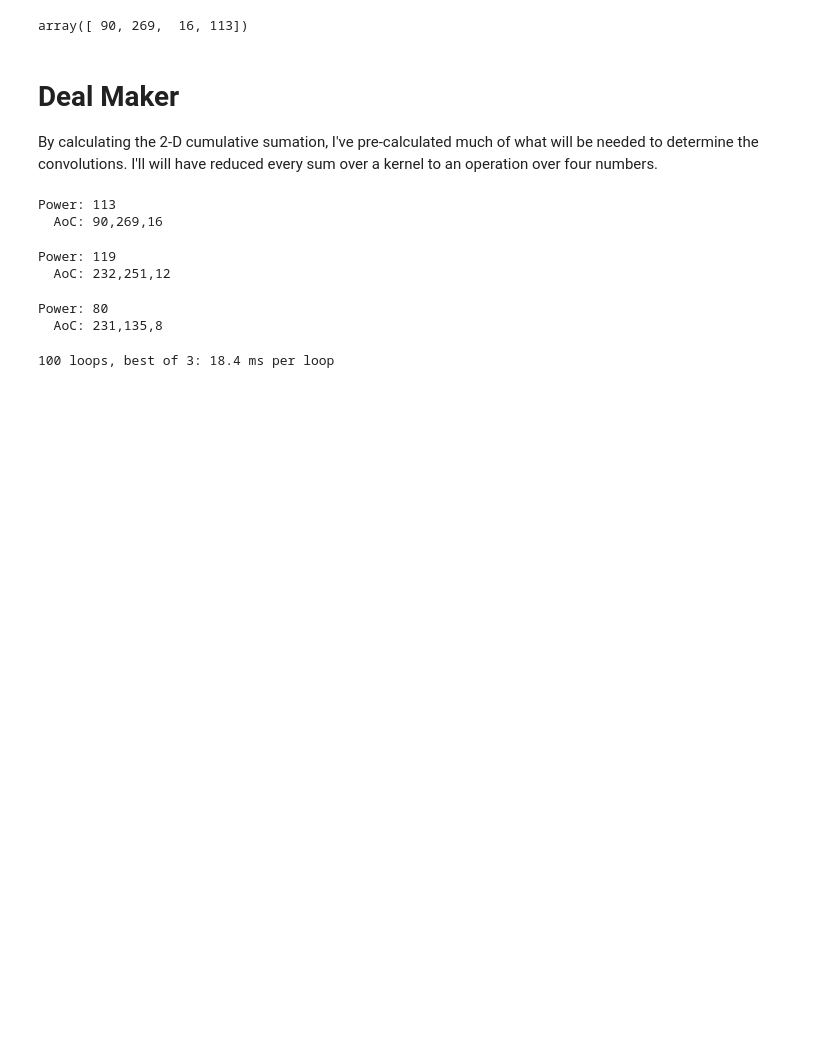
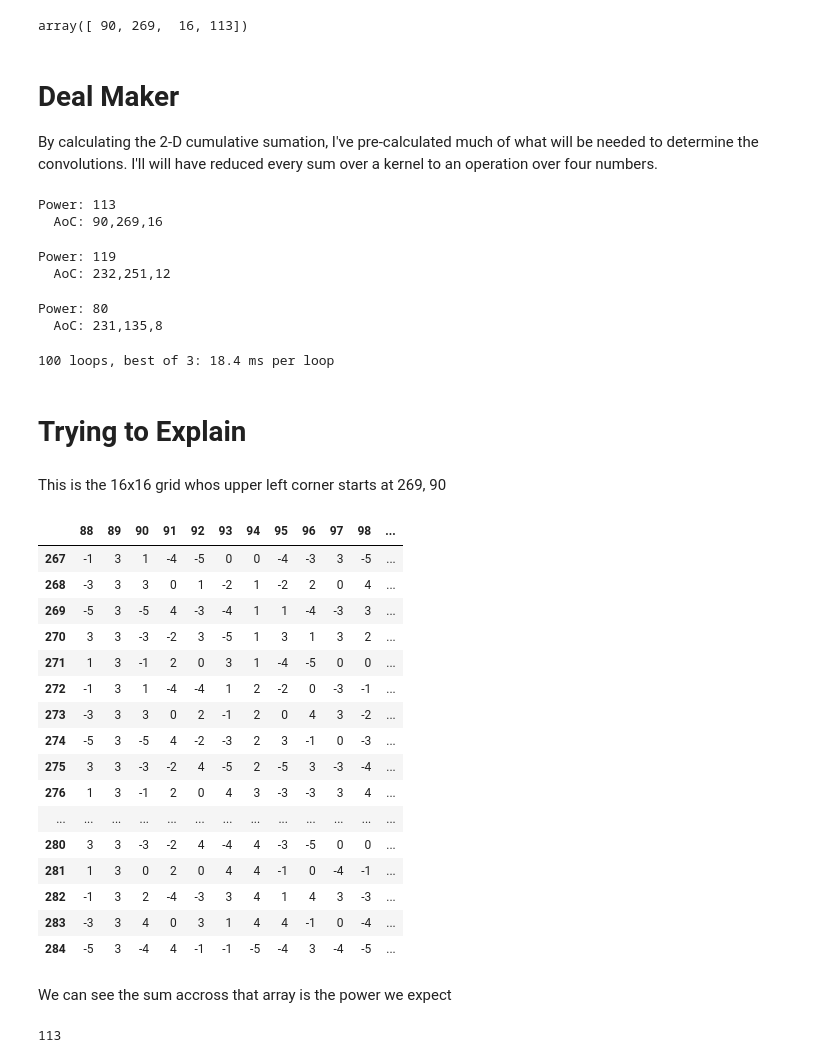
Before and after one commit to pirsquared/Advent-of-Code, a Jupyter notebook: 2018/Day11_improved.ipynb, the cells around one changed output. Saved outputs shown, nothing was run; the diff lists cells and outputs as text; code cells hidden in the pictures; blank space fills up the shorter version.

```diff
--- a/2018/Day11_improved.ipynb
+++ b/2018/Day11_improved.ipynb
@@ -77,3 +77,5 @@ Power: 80
 %timeit part2(5177)
 # %% [output]
 100 loops, best of 3: 18.4 ms per loop
+# %% [markdown]
+# Trying to Explain
@@ -79,0 +84,40 @@ Power: 80
+# %%
+a = get_a(18)
+# %%
+df = pd.DataFrame(a)
+df_cumsum = df.cumsum(0).cumsum(1)
+df_subset = df.loc[267:284, 88:105]
+df_cumsum_subset = df_cumsum.loc[267:284, 88:105]
+# %% [markdown]
+This is the 16x16 grid whos upper left corner starts at 269, 90
+# %%
+def highlight_cols(s):
+    color = 'yellow'
+    return f'background-color: {color}'
+
+interior = pd.IndexSlice[268:283, 89:104]
+df_subset.style.applymap(highlight_cols, subset=interior)
+# %% [output]
+|  | 88 | 89 | 90 | 91 | 92 | 93 | 94 | 95 | 96 | 97 | 98 | ... |
+| 267 | -1 | 3 | 1 | -4 | -5 | 0 | 0 | -4 | -3 | 3 | -5 | ... |
+| 268 | -3 | 3 | 3 | 0 | 1 | -2 | 1 | -2 | 2 | 0 | 4 | ... |
+| 269 | -5 | 3 | -5 | 4 | -3 | -4 | 1 | 1 | -4 | -3 | 3 | ... |
+| 270 | 3 | 3 | -3 | -2 | 3 | -5 | 1 | 3 | 1 | 3 | 2 | ... |
+| 271 | 1 | 3 | -1 | 2 | 0 | 3 | 1 | -4 | -5 | 0 | 0 | ... |
+| 272 | -1 | 3 | 1 | -4 | -4 | 1 | 2 | -2 | 0 | -3 | -1 | ... |
+| 273 | -3 | 3 | 3 | 0 | 2 | -1 | 2 | 0 | 4 | 3 | -2 | ... |
+| 274 | -5 | 3 | -5 | 4 | -2 | -3 | 2 | 3 | -1 | 0 | -3 | ... |
+| 275 | 3 | 3 | -3 | -2 | 4 | -5 | 2 | -5 | 3 | -3 | -4 | ... |
+| 276 | 1 | 3 | -1 | 2 | 0 | 4 | 3 | -3 | -3 | 3 | 4 | ... |
+| ... | ... | ... | ... | ... | ... | ... | ... | ... | ... | ... | ... | ... |
+| 280 | 3 | 3 | -3 | -2 | 4 | -4 | 4 | -3 | -5 | 0 | 0 | ... |
+| 281 | 1 | 3 | 0 | 2 | 0 | 4 | 4 | -1 | 0 | -4 | -1 | ... |
+| 282 | -1 | 3 | 2 | -4 | -3 | 3 | 4 | 1 | 4 | 3 | -3 | ... |
+| 283 | -3 | 3 | 4 | 0 | 3 | 1 | 4 | 4 | -1 | 0 | -4 | ... |
+| 284 | -5 | 3 | -4 | 4 | -1 | -1 | -5 | -4 | 3 | -4 | -5 | ... |
+# %% [markdown]
+We can see the sum accross that array is the power we expect
+# %%
+df_subset.loc[268:283, 89:104].values.sum()
+# %% [output]
+113
```
Also changed, not shown: parts of 6 cells of this notebook.
